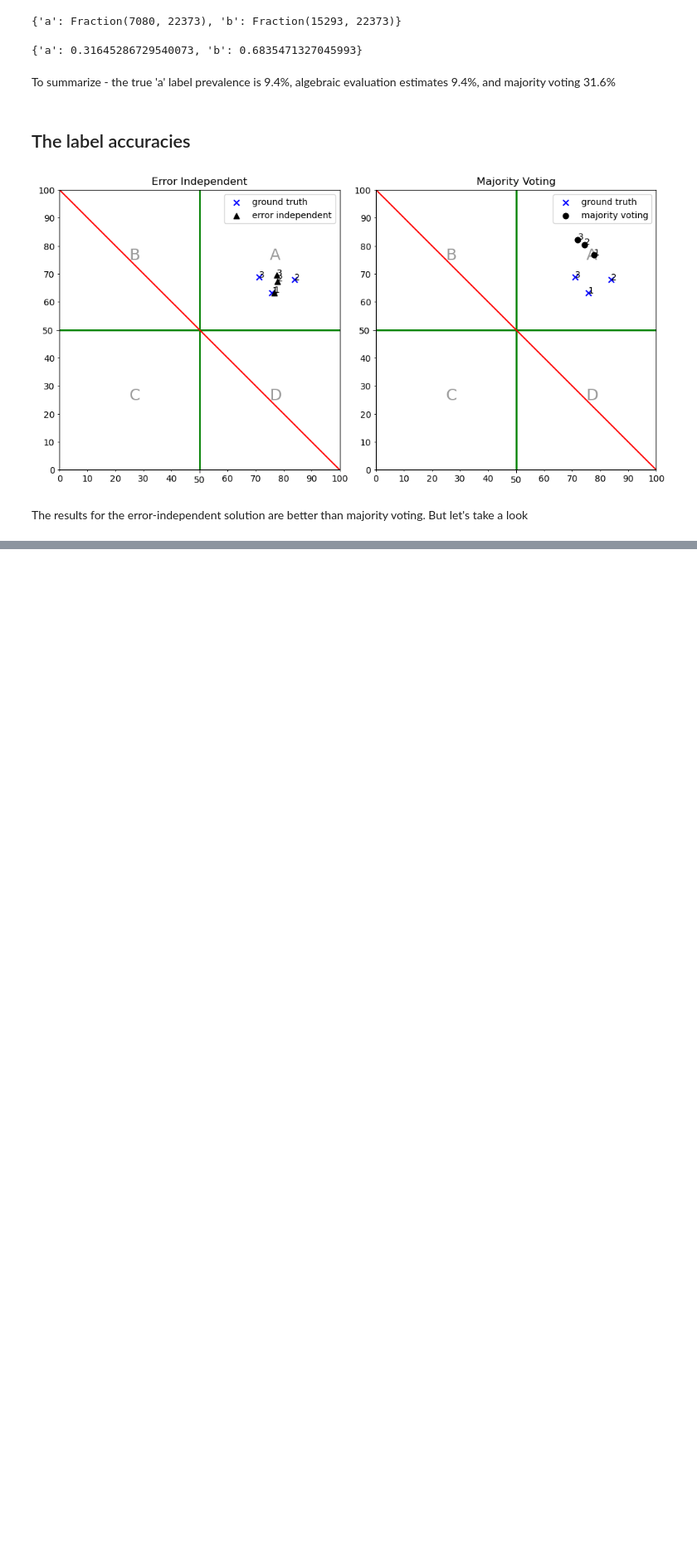
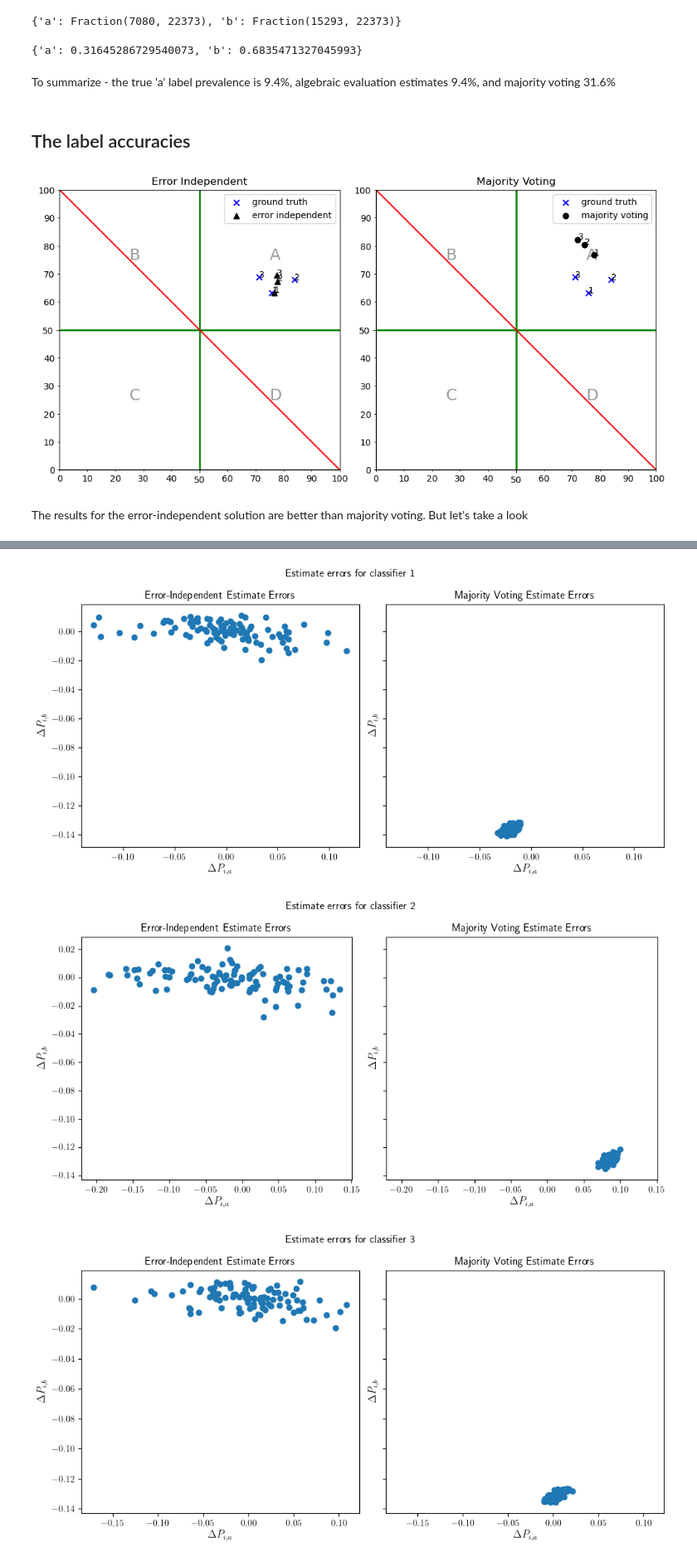
Before and after one commit to andrescorrada/IntroductionToAlgebraicEvaluation, a Jupyter notebook: python/docs/source/notebooks/Tutorial.ipynb, the cells around one changed output, grey strips where cells are left out. Shown at 83% size. Cells and saved outputs as stored; diff of their text form; code cells hidden in the pictures; blank space fills up the shorter version.

```diff
--- a/python/docs/source/notebooks/Tutorial.ipynb
+++ b/python/docs/source/notebooks/Tutorial.ipynb
@@ -160,8 +156,10 @@ Let's take a look at the prevalence estimates for these data sketches. The groun
 # %%
 # Let's collect all the evaluations using the error-independent evaluator
 ae_estimates = [ntqr.ErrorIndependentEvaluation(ntqr.TrioLabelVoteCounts(ds).to_TrioVoteCounts()) for ds in data_sketches]
-# And the majority voting estimates also
+# The majority voting estimates
 mv_estimates = [ntqr.MajorityVotingEvaluation(ntqr.TrioLabelVoteCounts(ds).to_TrioVoteCounts()) for ds in data_sketches]
+# The ground truth evaluations - supervised evaluation
+ground_truth = [ntqr.SupervisedEvaluation(ntqr.TrioLabelVoteCounts(ds)) for ds in data_sketches]
 # %%
 import matplotlib.pyplot as plt
 # We are picking out the lowest prevalence solution for the 'a' label
@@ -182,0 +189,37 @@ plt.show()
+# %%
+%matplotlib inline
+plt.rcParams['text.usetex'] = True
+for classifier in range(3):
+    # The ground truth value for the accuracies
+    pia_gt = [float(seval.evaluation_exact["accuracy"][classifier]["a"]) for seval in ground_truth]
+    pib_gt = [float(seval.evaluation_exact["accuracy"][classifier]["b"]) for seval in ground_truth]
+    # The estimates from using the error-independent solution
+    pia_ae_estimates = [float(eval.evaluation_exact[0]["accuracy"][classifier]["a"]) for eval in ae_estimates]
+    pib_ae_estimates = [float(eval.evaluation_exact[0]["accuracy"][classifier]["b"]) for eval in ae_estimates]
+    # The majority voting estimates, we select the low 'a' prevalence solution. This corresponds to assuming
+    # that the majority is always right.
+    pia_mv_estimates = [float(eval.evaluation_exact[0]["accuracy"][classifier]["a"]) for eval in mv_estimates]
+    pib_mv_estimates = [float(eval.evaluation_exact[0]["accuracy"][classifier]["b"]) for eval in mv_estimates]
+    # Now calculate the errors
+    error_ae_pia = [float(gt_val - ae_val) for gt_val, ae_val in zip(pia_gt, pia_ae_estimates)]
+    error_ae_pib = [float(gt_val - ae_val) for gt_val, ae_val in zip(pib_gt, pib_ae_estimates)]
+    #
+    error_mv_pia = [float(gt_val - ae_val) for gt_val, ae_val in zip(pia_gt, pia_mv_estimates)]
+    error_mv_pib = [float(gt_val - ae_val) for gt_val, ae_val in zip(pib_gt, pib_mv_estimates)]
+
+    # The plot
+    fig, axs = plt.subplots(1, 2, sharey=True, sharex=True, tight_layout=True,figsize=(10,5))
+    axs[0].scatter(error_ae_pia, error_ae_pib,)
+    axs[0].set_xlabel(r"$\Delta P_{i,a}$",fontsize=12)
+    axs[0].set_ylabel(r"$\Delta P_{i,b}$",fontsize=12)
+    axs[0].set(title="Error-Independent Estimate Errors")
+    axs[1].scatter(error_mv_pia, error_mv_pib,)
+    axs[1].set_xlabel(r"$\Delta P_{i,a}$",fontsize=12)
+    axs[1].set_ylabel(r"$\Delta P_{i,b}$",fontsize=12)
+    axs[1].set(title="Majority Voting Estimate Errors")
+    fig.suptitle("Estimate errors for classifier " + str(classifier+1))
+    plt.show()
+# %% [output]
+[figure, added]
+[figure, added]
+[figure, added]
```
Also changed, not shown: parts of 11 cells of this notebook.
